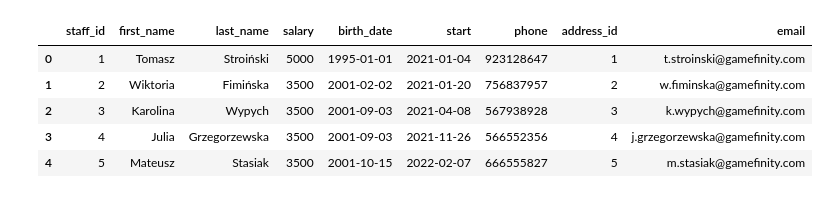
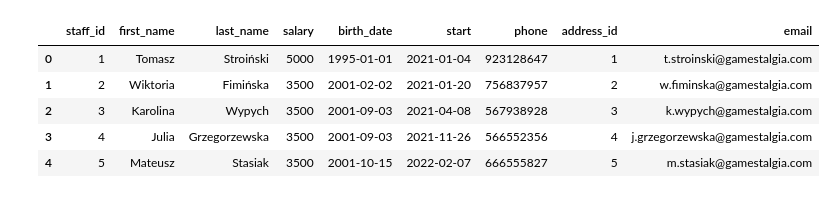
Before and after one commit to Staszek15/store-database, a Jupyter notebook: staff.ipynb, the cells around one changed output. Cells and saved outputs as stored; diff of their text form; code cells hidden in the pictures.

Commit message:
gamestalgia

```diff
--- a/staff.ipynb
+++ b/staff.ipynb
@@ -5,24 +5,24 @@ import pandas as pd
 # %%
 data = {'staff_id' : [1,2,3,4,5],
         'first_name': ['Tomasz', 'Wiktoria', 'Karolina', 'Julia', 'Mateusz'],
        'last_name': ['Stroiński', 'Fimińska', 'Wypych',  'Grzegorzewska', 'Stasiak'],
         'salary': [5000, 3500, 3500, 3500, 3500],
         'birth_date': ['1995-01-01', '2001-02-02', '2001-09-03', '2001-09-03', '2001-10-15' ],
         'start': ['2021-01-04', '2021-01-20','2021-04-08', '2021-11-26',  '2022-02-07'],
         'phone': ['923128647', '756837957', '567938928', '566552356', '666555827'],
         'address_id': [1,2,3,4,5],
-        'email': ['t.stroinski@gamefinity.com', 'w.fiminska@gamefinity.com', 'k.wypych@gamefinity.com',
-                  'j.grzegorzewska@gamefinity.com', 'm.stasiak@gamefinity.com']
+        'email': ['t.stroinski@gamestalgia.com', 'w.fiminska@gamestalgia.com', 'k.wypych@gamestalgia.com',
+                  'j.grzegorzewska@gamestalgia.com', 'm.stasiak@gamestalgia.com']
        }
 
 staff = pd.DataFrame(data)
 staff
 # %% [output]
 |  | staff_id | first_name | last_name | salary | birth_date | start | phone | address_id | email |
-| 0 | 1 | Tomasz | Stroiński | 5000 | 1995-01-01 | 2021-01-04 | 923128647 | 1 | t.stroinski@gamefinity.com |
-| 1 | 2 | Wiktoria | Fimińska | 3500 | 2001-02-02 | 2021-01-20 | 756837957 | 2 | w.fiminska@gamefinity.com |
-| 2 | 3 | Karolina | Wypych | 3500 | 2001-09-03 | 2021-04-08 | 567938928 | 3 | k.wypych@gamefinity.com |
-| 3 | 4 | Julia | Grzegorzewska | 3500 | 2001-09-03 | 2021-11-26 | 566552356 | 4 | j.grzegorzewska@gamefinity.com |
-| 4 | 5 | Mateusz | Stasiak | 3500 | 2001-10-15 | 2022-02-07 | 666555827 | 5 | m.stasiak@gamefinity.com |
+| 0 | 1 | Tomasz | Stroiński | 5000 | 1995-01-01 | 2021-01-04 | 923128647 | 1 | t.stroinski@gamestalgia.com |
+| 1 | 2 | Wiktoria | Fimińska | 3500 | 2001-02-02 | 2021-01-20 | 756837957 | 2 | w.fiminska@gamestalgia.com |
+| 2 | 3 | Karolina | Wypych | 3500 | 2001-09-03 | 2021-04-08 | 567938928 | 3 | k.wypych@gamestalgia.com |
+| 3 | 4 | Julia | Grzegorzewska | 3500 | 2001-09-03 | 2021-11-26 | 566552356 | 4 | j.grzegorzewska@gamestalgia.com |
+| 4 | 5 | Mateusz | Stasiak | 3500 | 2001-10-15 | 2022-02-07 | 666555827 | 5 | m.stasiak@gamestalgia.com |
 # %%
 staff.to_csv('staff.csv')
```
Also changed, not shown: 1 other file.
